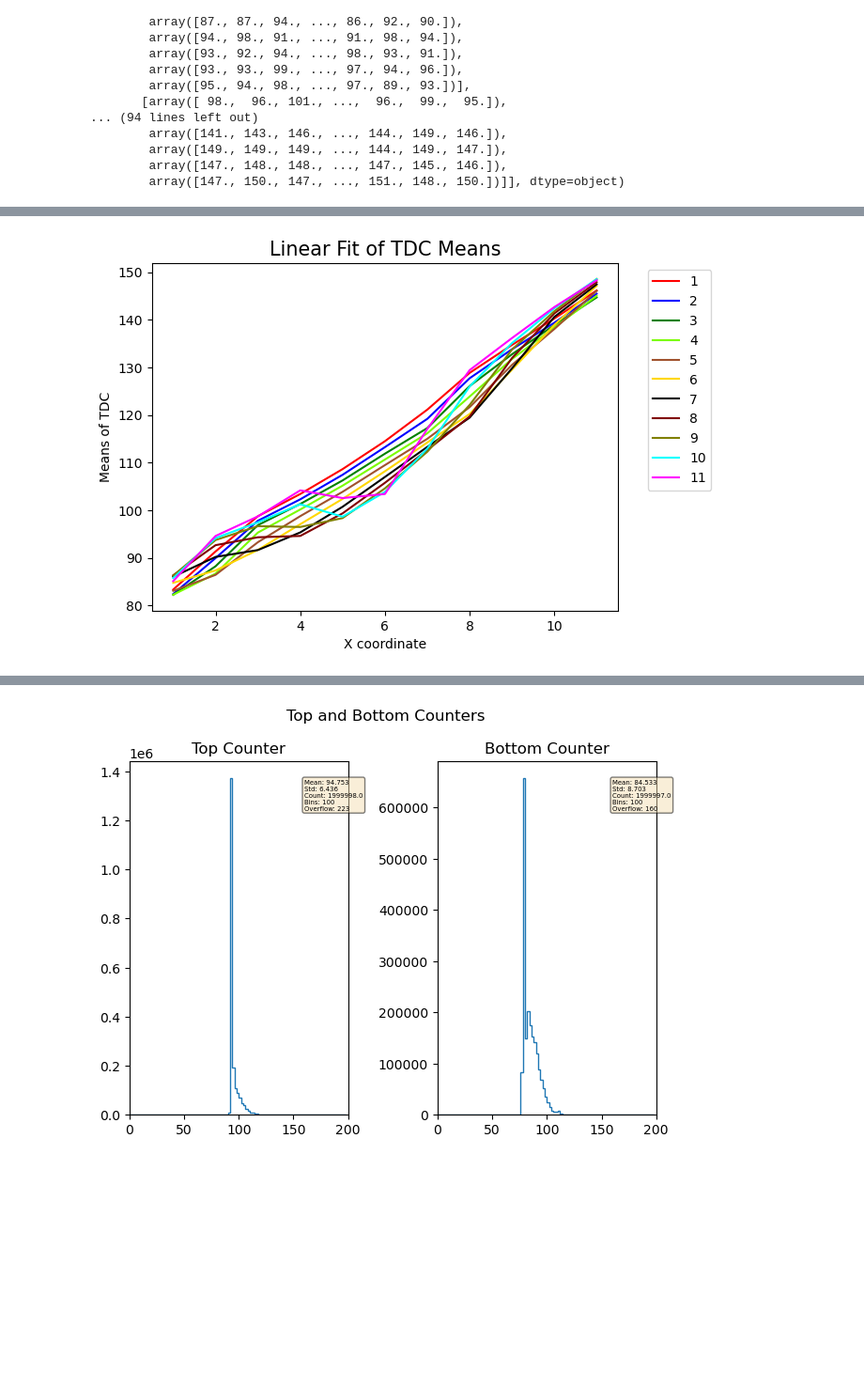
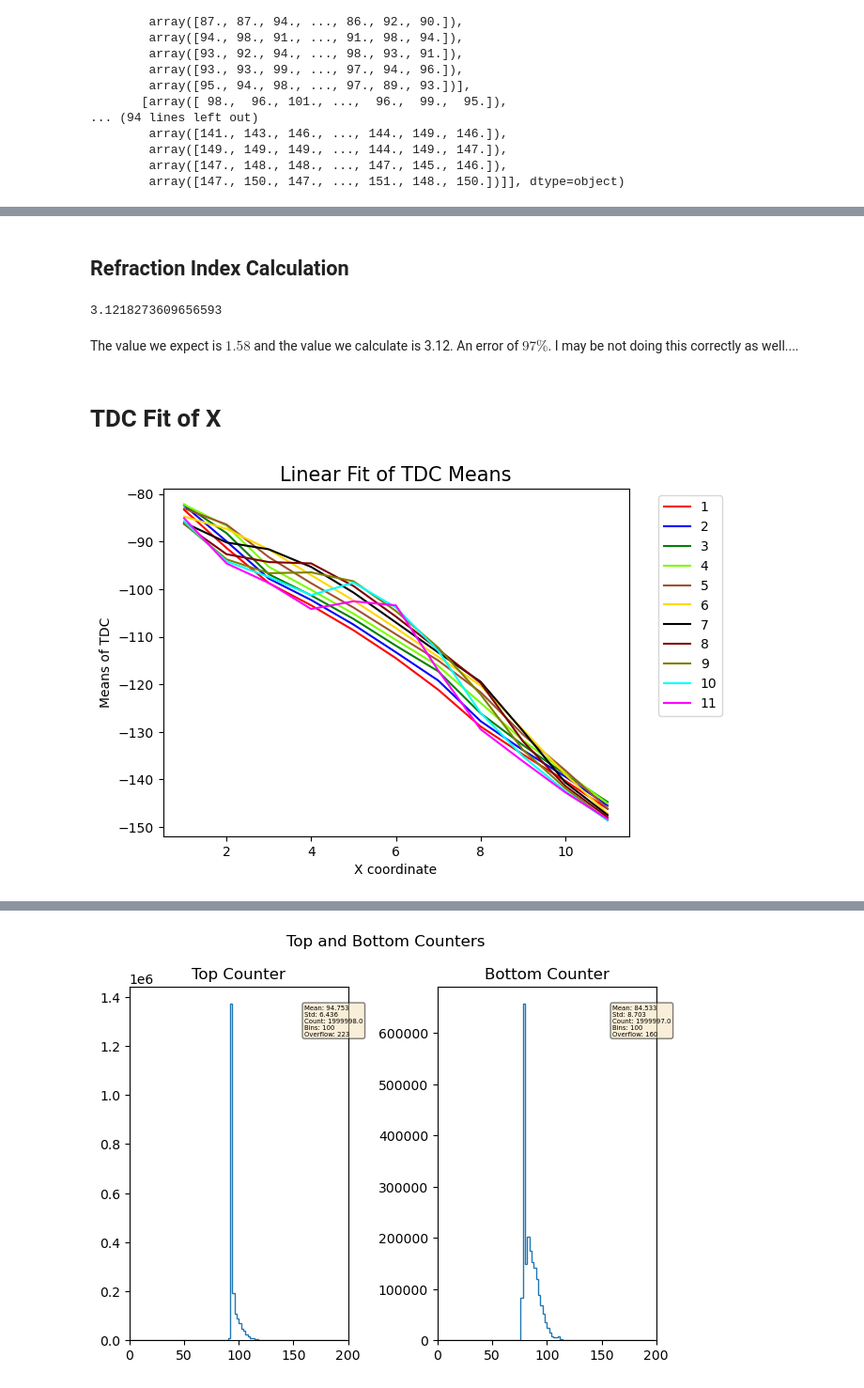
Before and after one commit to shanto268/CrateAnalysis, a Jupyter notebook: TDC_Study.ipynb, the cells around one changed output, grey strips where cells are left out. Shown at 94% size. Saved outputs shown, nothing was run; the diff lists cells and outputs as text; code cells hidden in the pictures; blank space fills up the shorter version.

```diff
--- a/TDC_Study.ipynb
+++ b/TDC_Study.ipynb
@@ -699,22 +707,26 @@ def getSlope(data):
     slopes = []
     coorel = []
     pvals = []
+    intercepts = []
+    means = []
     y_coord = [(i+1)*5 for i in range(11)]
     colors = ["red","blue","green","lawngreen","sienna","gold","black","maroon","olive","cyan","fuchsia"]
     for i in data:
-        slope, intercept, r_value, p_value, std_err = stats.linregress(y_coord,i[0])
-        plt.plot(y_coord, i[0],label="{}".format(k),color=colors[k-1])
+        slope, intercept, r_value, p_value, std_err = stats.linregress(y_coord,-np.array(i[0]))
+        plt.plot(y_coord, -np.array(i[0]),label="{}".format(k),color=colors[k-1])
         plt.plot(y_coord,slope*np.array(y_coord)+intercept,'--k',alpha=0.5)
         k+=1
         slopes.append(slope)
         coorel.append(r_value)
         pvals.append(p_value)
+        intercepts.append(abs(intercept))
+        means.append(np.mean(i[0]))
         plt.legend( bbox_to_anchor=(1.05, 1), loc='upper left')
         plt.title("Linear Fit of TDC Means",fontsize=15)
         plt.ylabel("Means of TDC")
         plt.xlabel("Y (cm)")
     plt.show()
-    return slopes, coorel
+    return slopes, coorel, means, pvals
 
-slopes, correl = getSlope(info_tdc)
+slopes, correl, means, pvals = getSlope(info_tdc)
 # %% [output]
@@ -738,0 +795,8 @@ plt.show()
+# %%
+slope, intercept, r_value, p_value, std_err = stats.linregress([i+1 for i in range(11)],means)
+plt.plot([i+1 for i in range(11)], means)
+plt.ylabel("Mean TDC")
+plt.xlabel("X Coordinate")
+plt.title("TDC = {}x + {} [r={}]]".format(round(slope,2),round(intercept,2),round(r_value,2)))
+plt.grid()
+plt.show()
@@ -738,0 +819,20 @@ plt.show()
+# %%
+photo_speed = (2/np.array(slopes))*10**7
+
+fig = plt.figure()
+ax = fig.add_subplot(111)
+
+
+plt.plot([i+1 for i in range(11)],photo_speed,'--x',label="measured")
+plt.plot(12*[speed_scint],'--',label="expected")
+plt.plot(12*[c],'--',label="c")
+
+for i, v in enumerate(photo_speed):
+    ax.text(i, v, str(round(correl[i], 2)),ha="left",va="bottom",size="small")
+
+plt.legend()
+plt.title("Photon Propagation Speed",fontsize=15)
+plt.ylabel("Photon speed (m/s)")
+plt.xlabel("X Coordinate")
+plt.grid()
+plt.show()
@@ -739,35 +841,46 @@ plt.show()
+# %% [markdown]
+## Refraction Index Calculation
+# %%
+eta_scint = c/np.mean(photo_speed[4:6])
+eta_scint
+# %% [output]
+3.1218273609656593
+# %% [markdown]
+The value we expect is $1.58$ and the value we calculate is 3.12. An error of $97\%$. I may be not doing this correctly as well....
+# %% [markdown]
+# TDC Fit of X
 # %%
 def getSlopeY(data):
     data = getXTDCMeans(data)
     k = 1
     slopes = []
     coorel = []
     y_coord = [i+1 for i in range(11)]
     colors = ["red","blue","green","lawngreen","sienna","gold","black","maroon","olive","cyan","fuchsia"]
     for i in data:
-        slope, intercept, r_value, p_value, std_err = stats.linregress(y_coord,i)
-        plt.plot(y_coord, i,label="{}".format(k),color=colors[k-1])
+        slope, intercept, r_value, p_value, std_err = stats.linregress(y_coord,-np.array(i))
+        plt.plot(y_coord, -np.array(i),label="{}".format(k),color=colors[k-1])
     #    plt.plot(y_coord,slope*np.array(y_coord)+intercept,'--k',alpha=0.5)
         k+=1
         slopes.append(slope)
         coorel.append(r_value)
         plt.legend( bbox_to_anchor=(1.05, 1), loc='upper left')
         plt.title("Linear Fit of TDC Means",fontsize=15)
         plt.ylabel("Means of TDC")
         plt.xlabel("X coordinate")
     plt.show()
     return slopes, coorel
 
 def getXTDCMeans(data):
     xmeans = []
     for i in range(len(data)):
         xmeans.append([x[i] for x in data])
     return xmeans
 
 tdc_means_L1 = [i[0] for i in info_tdc]
 slopesY, correlY = getSlopeY(tdc_means_L1)
 # %% [output]
-[figure, old version]
+[figure, new version]
 # %%
 plt.plot([i+1 for i in range(11)], slopesY)
 plt.ylabel("Slope (linear fit)")
```
Also changed, not shown: parts of 31 cells of this notebook, 2 other files.
